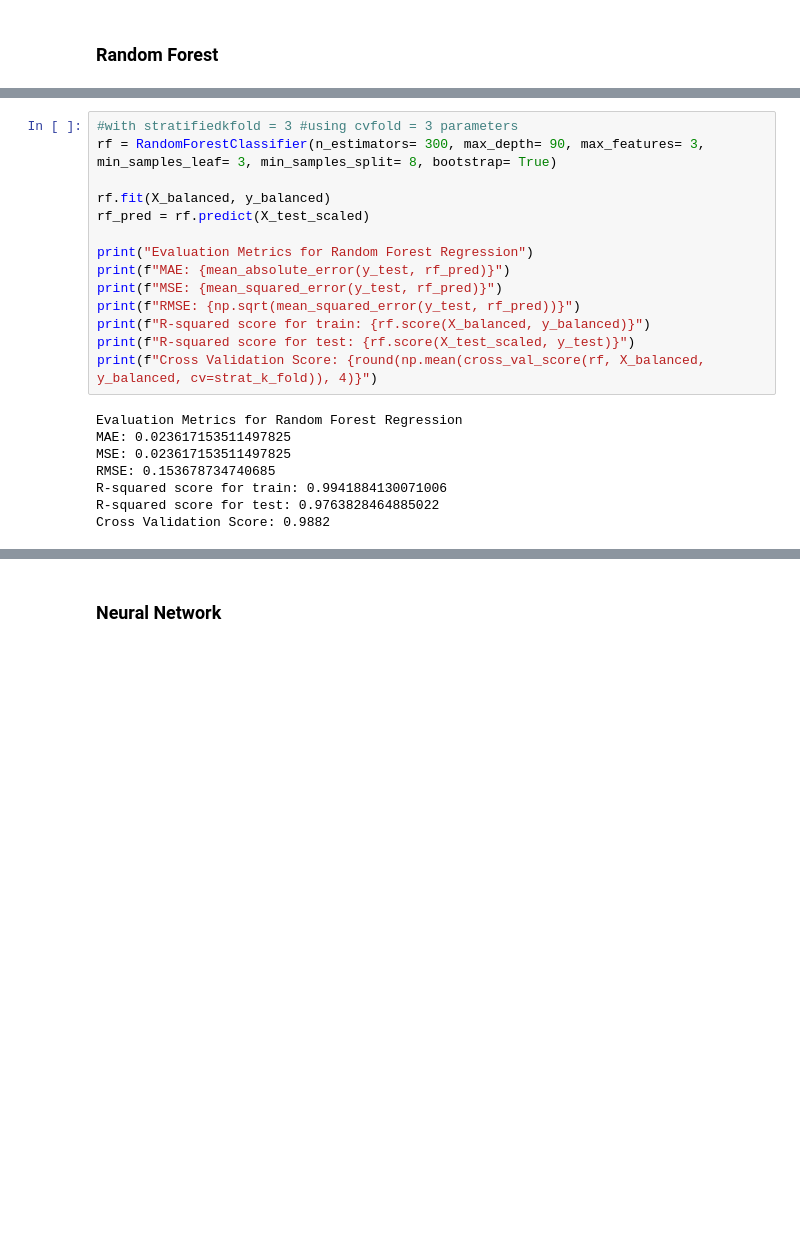
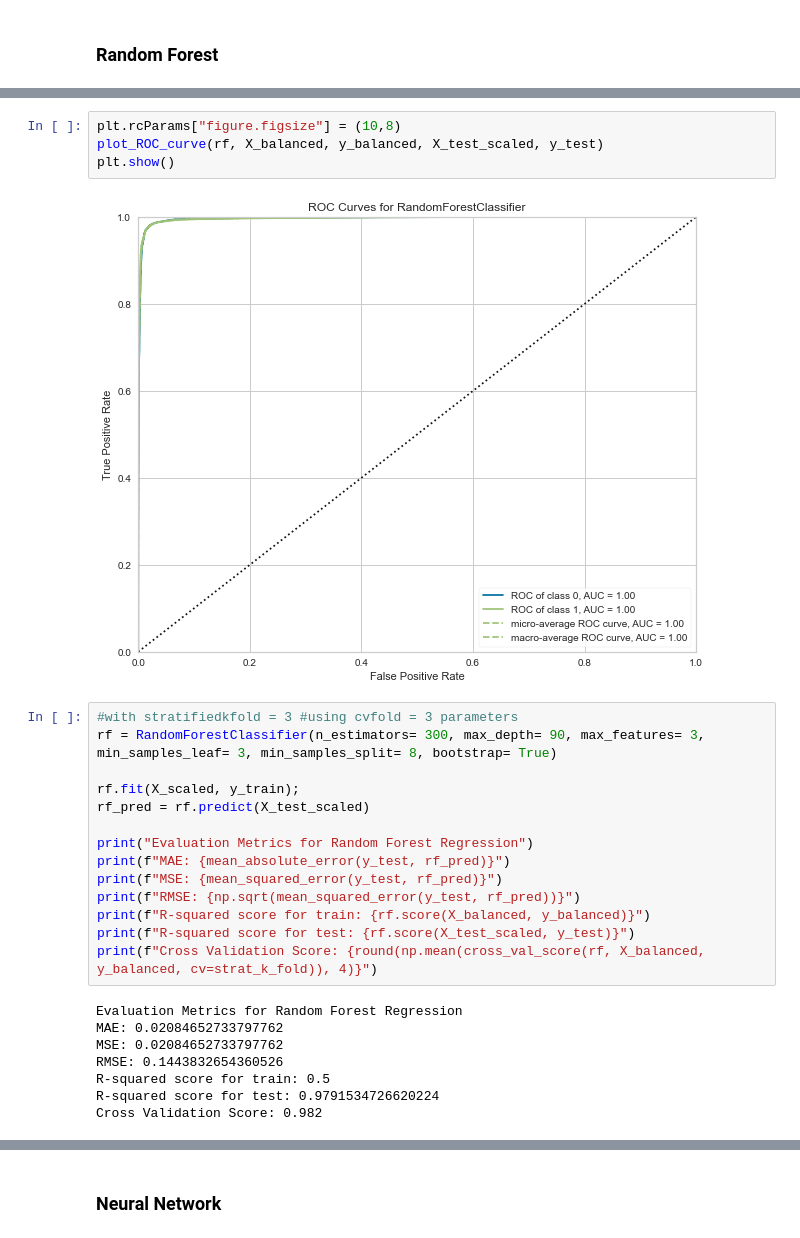
Before and after one commit to dvh549/Financial_Analytics, a Jupyter notebook: Main_Notebook.ipynb, the cells around one changed output, grey strips where cells are left out. Drawn from its saved outputs; the diff is of its cells as text; blank space fills up the shorter version.

```diff
--- a/Main_Notebook.ipynb
+++ b/Main_Notebook.ipynb
@@ -683,8 +693,14 @@ weighted avg       0.97      0.98      0.97      9654
+# %%
+plt.rcParams["figure.figsize"] = (10,8)
+plot_ROC_curve(rf, X_balanced, y_balanced, X_test_scaled, y_test)
+plt.show()
+# %% [output]
+[figure, added]
 # %%
 #with stratifiedkfold = 3 #using cvfold = 3 parameters
 rf = RandomForestClassifier(n_estimators= 300, max_depth= 90, max_features= 3, min_samples_leaf= 3, min_samples_split= 8, bootstrap= True)
 
-rf.fit(X_balanced, y_balanced)
+rf.fit(X_scaled, y_train);
 rf_pred = rf.predict(X_test_scaled)
 
 print("Evaluation Metrics for Random Forest Regression")
@@ -696,12 +712,12 @@ print(f"R-squared score for test: {rf.score(X_test_scaled, y_test)}")
 print(f"Cross Validation Score: {round(np.mean(cross_val_score(rf, X_balanced, y_balanced, cv=strat_k_fold)), 4)}")
 # %% [output]
 Evaluation Metrics for Random Forest Regression
-MAE: 0.023617153511497825
-MSE: 0.023617153511497825
-RMSE: 0.153678734740685
-R-squared score for train: 0.9941884130071006
-R-squared score for test: 0.9763828464885022
-Cross Validation Score: 0.9882
+MAE: 0.02084652733797762
+MSE: 0.02084652733797762
+RMSE: 0.1443832654360526
+R-squared score for train: 0.5
+R-squared score for test: 0.9791534726620224
+Cross Validation Score: 0.982
 # %%
 print(classification_report(y_test, rf_pred))
 # %% [output]
```
Also changed, not shown: parts of 28 cells of this notebook.
